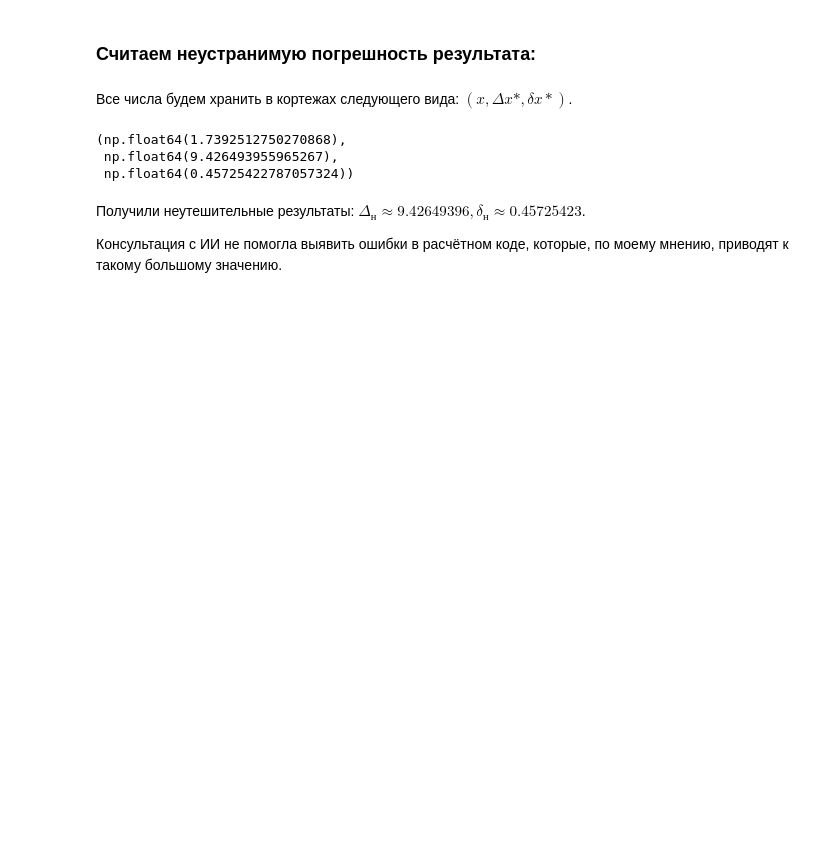
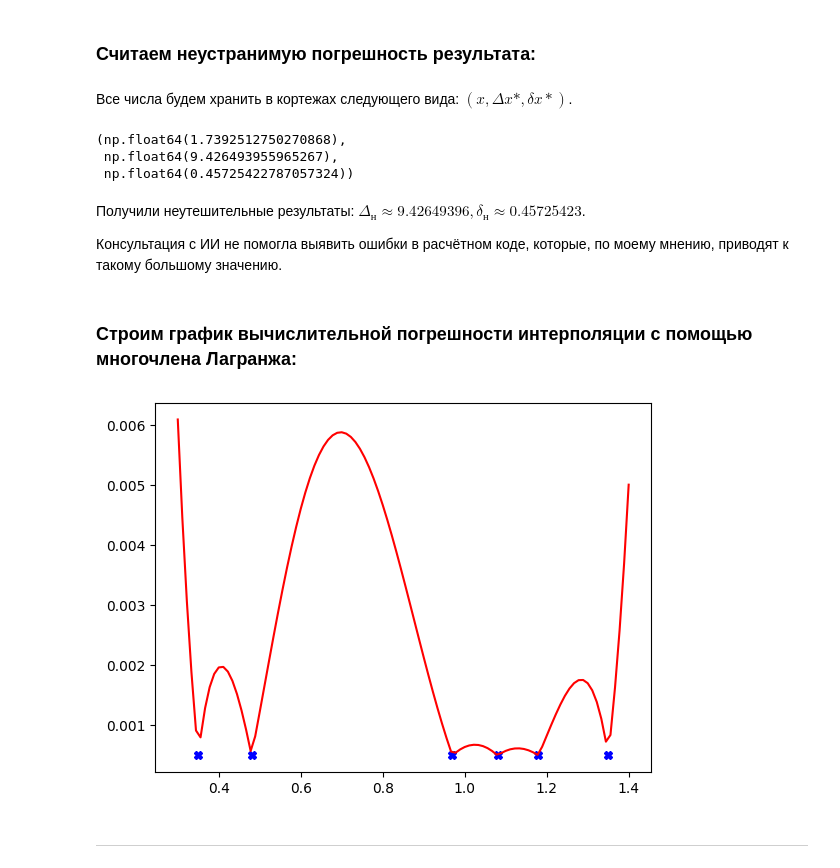
Before and after one commit to akshin-kuvshin/numerical-methods, a Jupyter notebook: lab2/lab2.ipynb, the cells around one changed output. Saved outputs shown, nothing was run; the diff lists cells and outputs as text; code cells hidden in the pictures; blank space fills up the shorter version.

```diff
--- a/lab2/lab2.ipynb
+++ b/lab2/lab2.ipynb
@@ -168,3 +168,34 @@ y_star_error
 Получили неутешительные результаты: $ \Delta_н \approx 9.42649396, \delta_н \approx 0.45725423 $.
 
 Консультация с ИИ не помогла выявить ошибки в расчётном коде, которые, по моему мнению, приводят к такому большому значению.
+# %% [markdown]
+### Строим график вычислительной погрешности интерполяции с помощью многочлена Лагранжа:
+# %%
+def get_f_lagrange_method_error(x_0):
+    error = 0.
+
+    for i in range(n):
+        numerator = 1.
+        denominator = 1.
+        for j in range(n):
+            if i == j:
+                continue
+            numerator *= (x_0 - x[j])
+            denominator *= (x[i] - x[j])
+        l_i = numerator / denominator
+        error += y_error[i][1] * abs(l_i)
+
+    return error
+# %%
+y_method_error = np.array(list(map(get_f_lagrange_method_error, x)))
+for x_i, dy_i in zip(x, y_method_error):
+    plt.plot(x_i, dy_i, 'X', color='blue')
+
+y__method_error = np.array(list(map(get_f_lagrange_method_error, x_)))
+plt.plot(x_, y__method_error, '-', color='red')
+
+plt.show()
+# %% [output]
+[figure, added]
+# %% [markdown]
+<hr>
```
Also changed, not shown: parts of 11 cells of this notebook.
